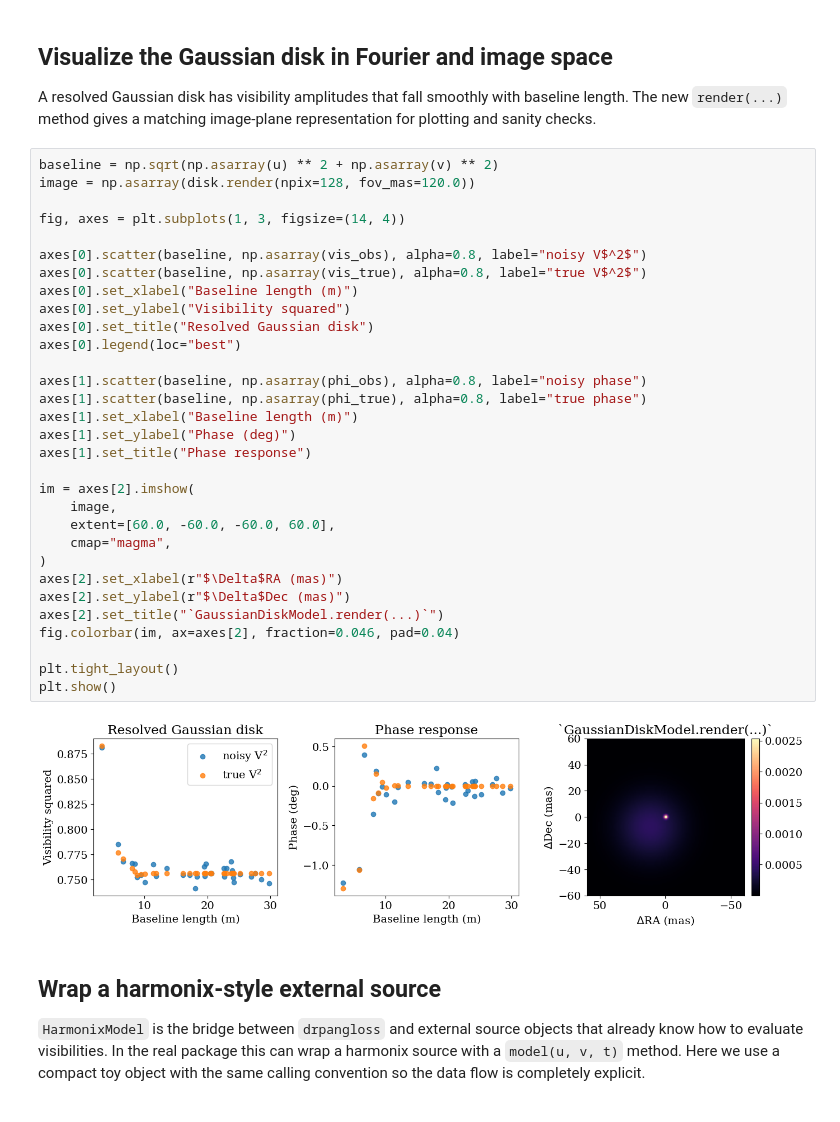
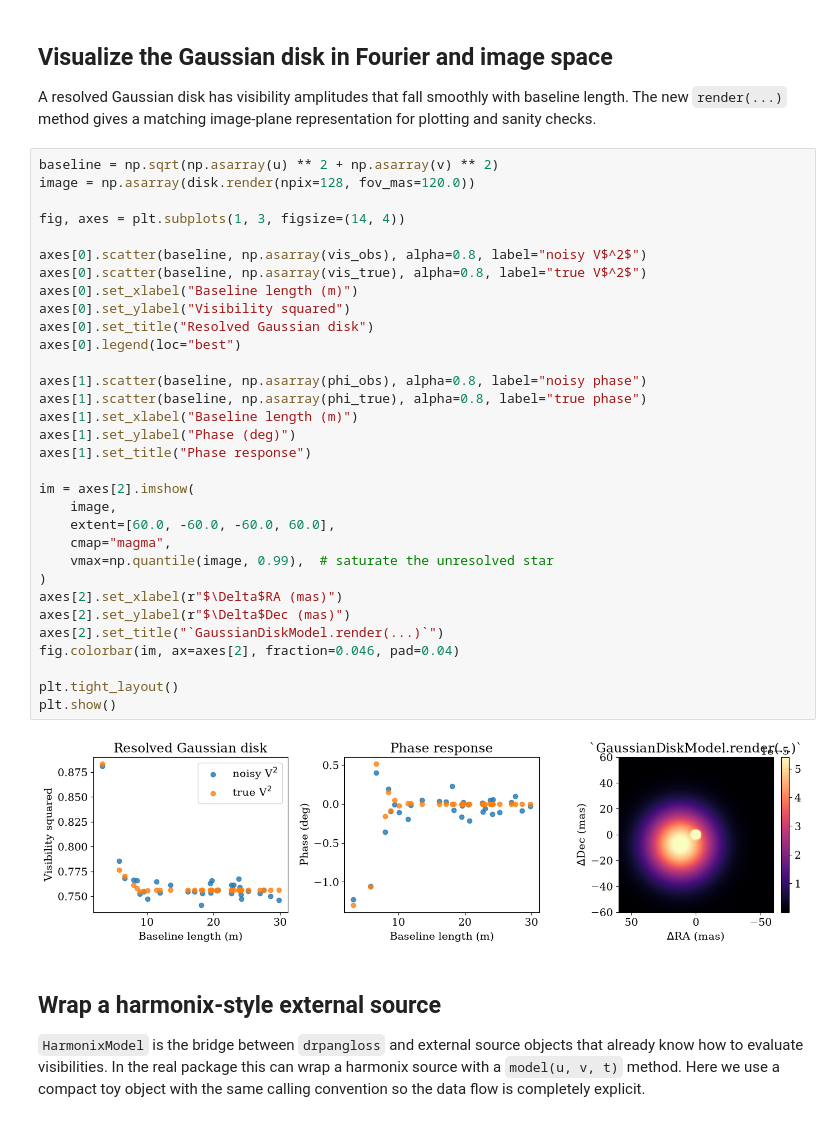
Before and after one commit to benjaminpope/drpangloss, a Jupyter notebook: notebooks/source_models.ipynb, the cells around one changed output. Drawn from its saved outputs; the diff is of its cells as text.

```diff
--- a/notebooks/source_models.ipynb
+++ b/notebooks/source_models.ipynb
@@ -107,34 +107,35 @@ baseline = np.sqrt(np.asarray(u) ** 2 + np.asarray(v) ** 2)
 image = np.asarray(disk.render(npix=128, fov_mas=120.0))
 
 fig, axes = plt.subplots(1, 3, figsize=(14, 4))
 
 axes[0].scatter(baseline, np.asarray(vis_obs), alpha=0.8, label="noisy V$^2$")
 axes[0].scatter(baseline, np.asarray(vis_true), alpha=0.8, label="true V$^2$")
 axes[0].set_xlabel("Baseline length (m)")
 axes[0].set_ylabel("Visibility squared")
 axes[0].set_title("Resolved Gaussian disk")
 axes[0].legend(loc="best")
 
 axes[1].scatter(baseline, np.asarray(phi_obs), alpha=0.8, label="noisy phase")
 axes[1].scatter(baseline, np.asarray(phi_true), alpha=0.8, label="true phase")
 axes[1].set_xlabel("Baseline length (m)")
 axes[1].set_ylabel("Phase (deg)")
 axes[1].set_title("Phase response")
 
 im = axes[2].imshow(
     image,
     extent=[60.0, -60.0, -60.0, 60.0],
     cmap="magma",
+    vmax=np.quantile(image, 0.99),  # saturate the unresolved star
 )
 axes[2].set_xlabel(r"$\Delta$RA (mas)")
 axes[2].set_ylabel(r"$\Delta$Dec (mas)")
 axes[2].set_title("`GaussianDiskModel.render(...)`")
 fig.colorbar(im, ax=axes[2], fraction=0.046, pad=0.04)
 
 plt.tight_layout()
 plt.show()
 # %% [output]
-[figure, old version]
+[figure, new version]
 # %% [markdown]
 ## Wrap a harmonix-style external source
 
```
Also changed, not shown: parts of 4 cells of this notebook.
